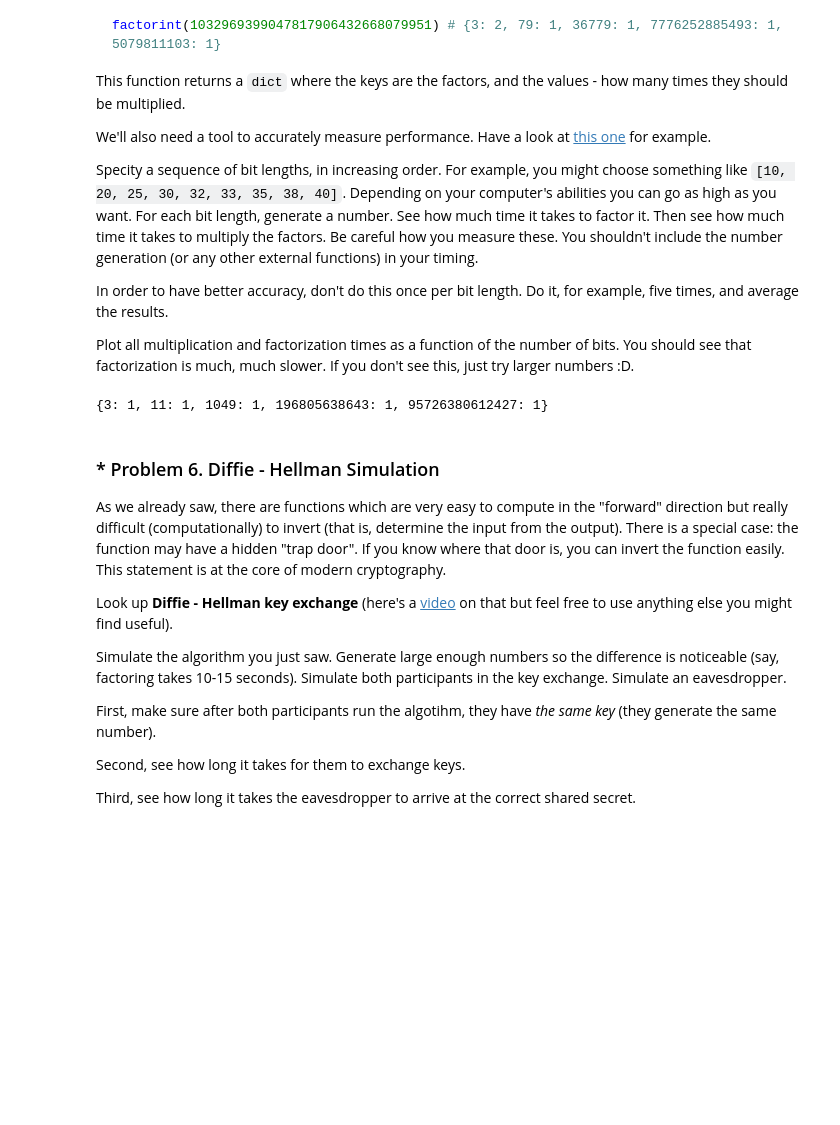
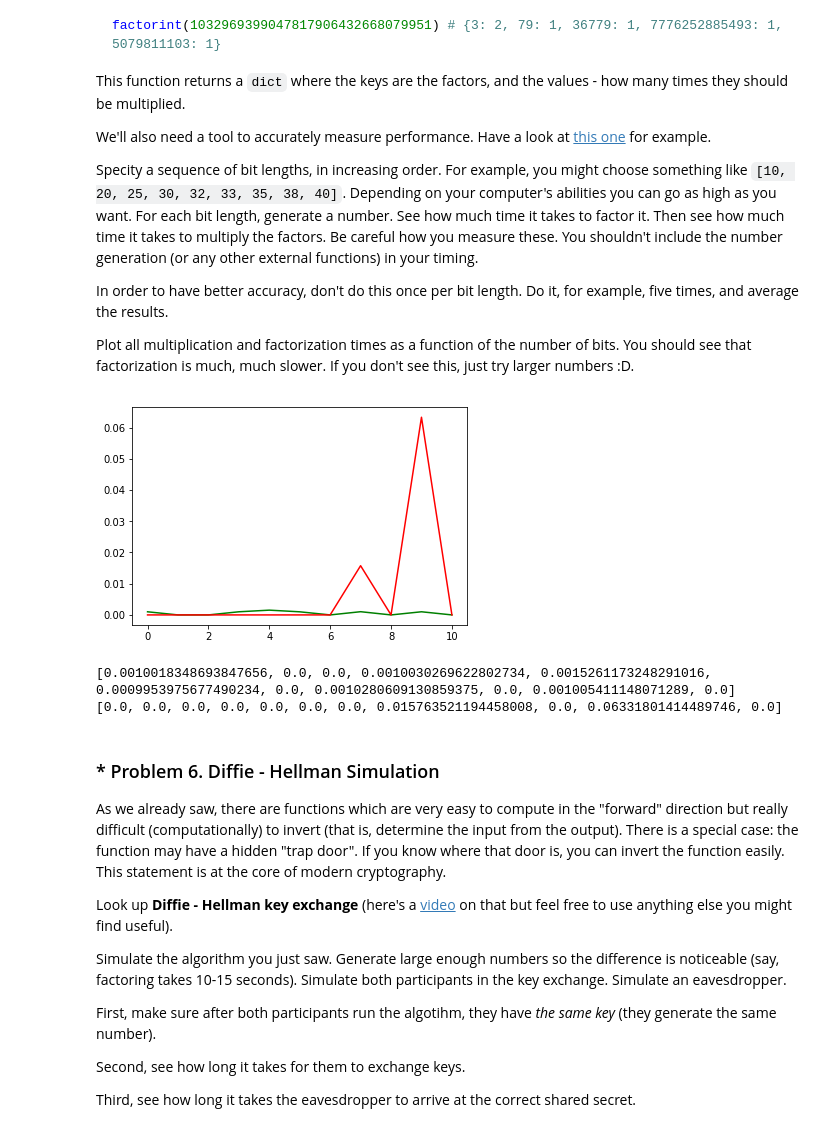
Before and after one commit to aquaruiz/Math_Concepts, a Jupyter notebook: 04.Basic-Algebra-Exercise/Basic Algebra Exercise.ipynb, the cells around one changed output. Cells and saved outputs as stored; diff of their text form; code cells hidden in the pictures; blank space fills up the shorter version.

```diff
--- a/04.Basic-Algebra-Exercise/Basic Algebra Exercise.ipynb
+++ b/04.Basic-Algebra-Exercise/Basic Algebra Exercise.ipynb
@@ -489,35 +489,38 @@ In order to have better accuracy, don't do this once per bit length. Do it, for
 Plot all multiplication and factorization times as a function of the number of bits. You should see that factorization is much, much slower. If you don't see this, just try larger numbers :D.
 # %%
 # Calc Random N-Bit Integer
-n_bits = [10, 20, 25, 30, 32, 33, 35, 38, 40, 70, 80, 90, 100, 150, 200]
+n_bits = [10, 20, 25, 30, 32, 33, 35, 38, 40, 70, 80]
 timesPerBit = []
 currentTime = time.time()
 
 for i in n_bits:
     random_integer = number.getRandomNBitInteger(i)
     timesPerBit.append(time.time() - currentTime)
     currentTime = time.time()
 
 # factor int
 factorInts = []
 
 for i in n_bits:
     factorInts.append(number.getRandomNBitInteger(i))
 
 timesPerFact = []
 currentTime = time.time()
+
 for i in factorInts:
     factorint(i)
     timesPerFact.append(time.time() - currentTime)
     currentTime = time.time()
+
 plt.plot(timesPerBit, c = "green")
 plt.plot(timesPerFact, c = "red")
+plt.show()
 print(timesPerBit)
 print(timesPerFact)
+# %% [output]
+[figure, added]
+[0.0010018348693847656, 0.0, 0.0, 0.0010030269622802734, 0.0015261173248291016, 0.0009953975677490234, 0.0, 0.0010280609130859375, 0.0, 0.001005411148071289, 0.0]
+[0.0, 0.0, 0.0, 0.0, 0.0, 0.0, 0.0, 0.015763521194458008, 0.0, 0.06331801414489746, 0.0]
-# %%
-factorint(652166676265854983240045692137) # {3: 2, 79: 1, 36779: 1, 7776252885493: 1, 5079811103: 1}
-# %% [output]
-{3: 1, 11: 1, 1049: 1, 196805638643: 1, 95726380612427: 1}
 # %% [markdown]
 ### * Problem 6. Diffie - Hellman Simulation
 As we already saw, there are functions which are very easy to compute in the "forward" direction but really difficult (computationally) to invert (that is, determine the input from the output). There is a special case: the function may have a hidden "trap door". If you know where that door is, you can invert the function easily. This statement is at the core of modern cryptography.
```
Also changed, not shown: parts of 2 cells of this notebook, 1 other file.
